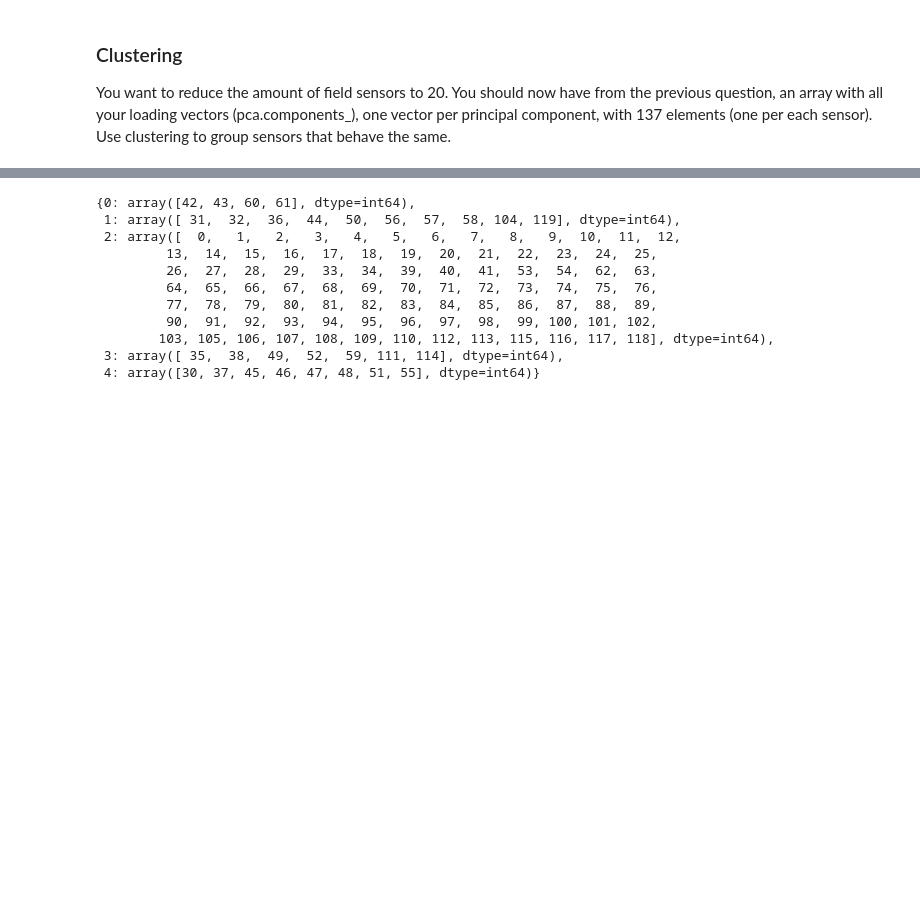
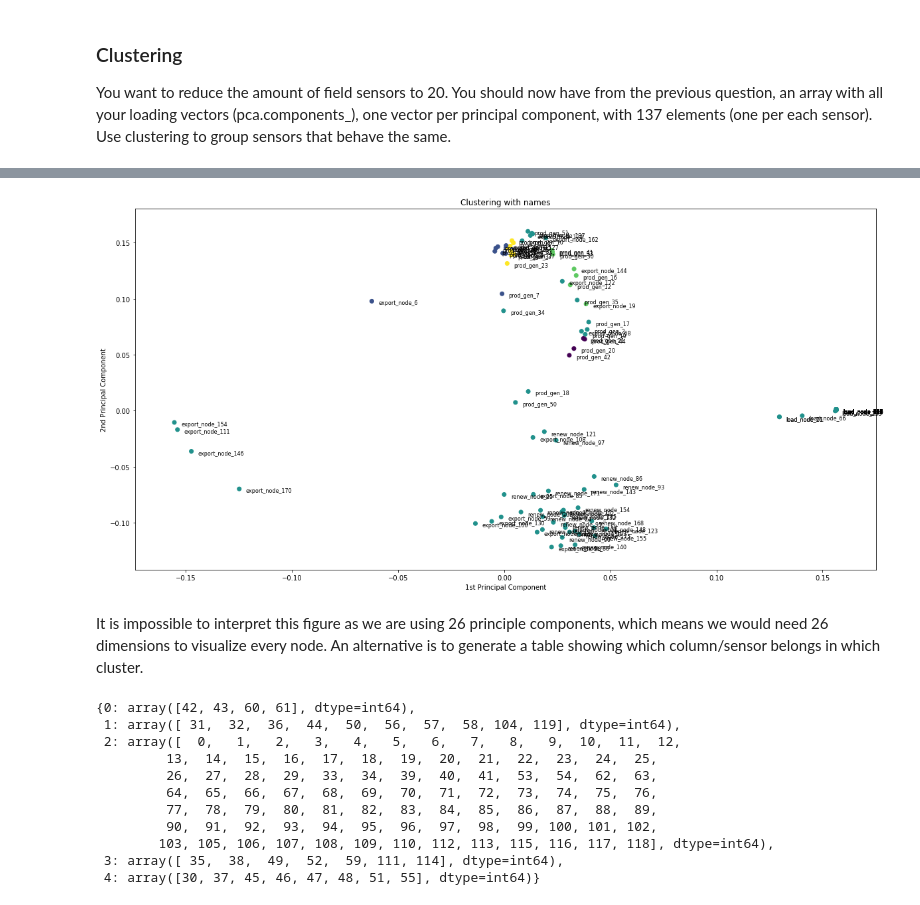
Before and after one commit to pmierzwa/intelligentSystemsDeliverable3, a Jupyter notebook: HI3_handl_and_expl.ipynb, the cells around one changed output, grey strips where cells are left out. Drawn from its saved outputs; the diff is of its cells as text; code cells hidden in the pictures; blank space fills up the shorter version.

```diff
--- a/HI3_handl_and_expl.ipynb
+++ b/HI3_handl_and_expl.ipynb
@@ -182,15 +150,8 @@ pcaproj = pca.components_[[np.arange(0,26)]]
 kmeans = KMeans(n_clusters=5, random_state=14).fit(pcaproj.T)
 cluster_pred = kmeans.predict(pcaproj.T)
 # %%
-# Plots
-plt.figure(6)
-plt.scatter(pcaproj[0],pcaproj[1], c=cluster_pred)
-plt.title("Clustering")
-plt.xlabel("1st Principal Component")
-plt.ylabel("2nd Principal Component")
-plt.show()
-
-fig,ax = plt.subplots()
+# Plot with names
+fig, ax = plt.subplots(figsize=(20,10))
 plt.scatter(pcaproj[0],pcaproj[1], c=cluster_pred)
 for i, txt in enumerate(data["normNoNan"].columns):
     ax.annotate(txt, (pca.components_[0][i],pca.components_[1][i]),xytext=(10,-5), textcoords='offset points', fontsize=8)
@@ -206,3 +163,6 @@ plt.show()
+[figure, added]
+# %% [markdown]
+It is impossible to interpret this figure as we are using 26 principle components, which means we would need 26 dimensions to visualize every node. An alternative is to generate a table showing which column/sensor belongs in which cluster.
 # %%
 {i: np.where(kmeans.labels_ == i)[0] for i in range(kmeans.n_clusters)}
 # %% [output]
```
Also changed, not shown: parts of 18 cells of this notebook, 3 other files.
